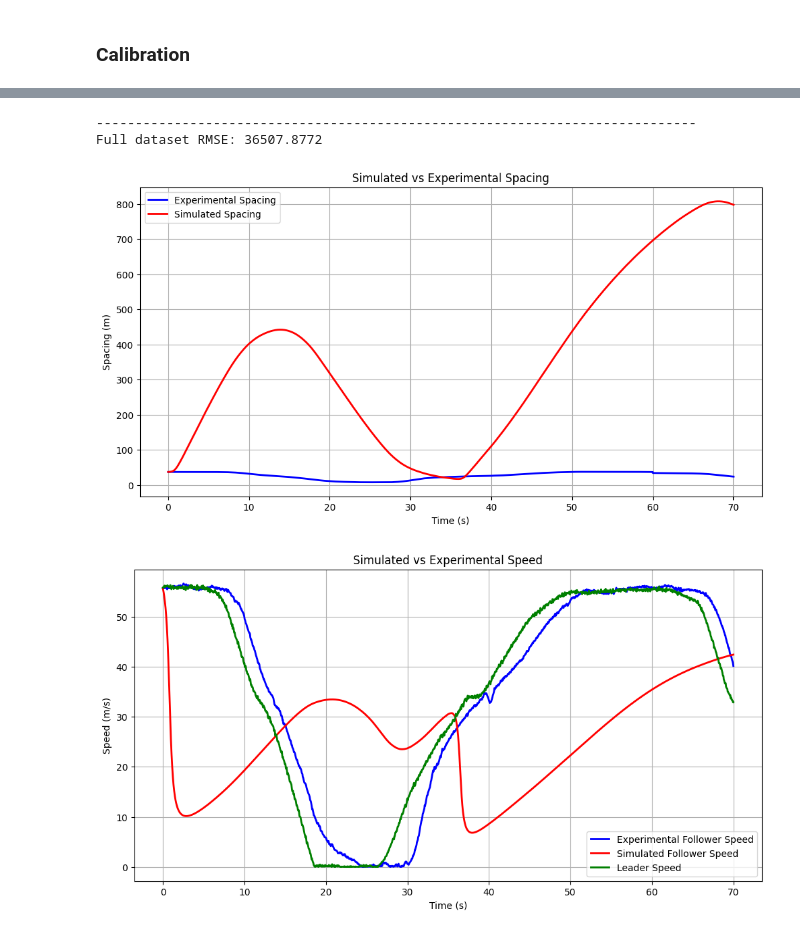
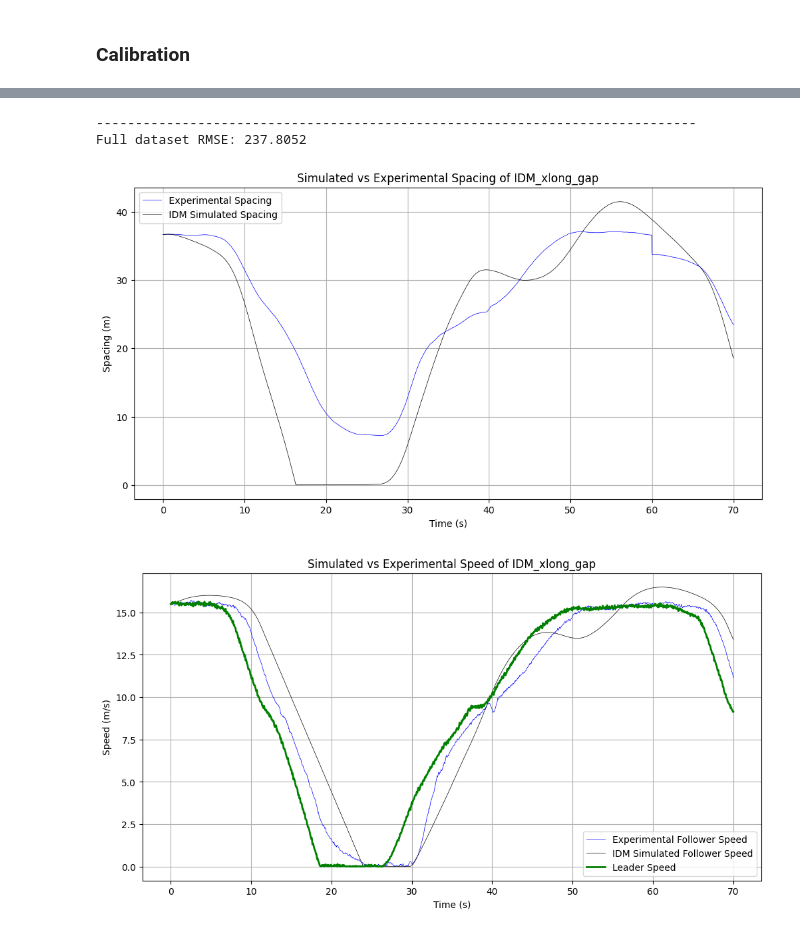
Before and after one commit to AARC-lab/car-following-behavior-EVACC-paper-recreation, a Jupyter notebook: notebook/IDM_calibration.ipynb, the cells around one changed output, grey strips where cells are left out. Drawn from its saved outputs; the diff is of its cells as text; code cells hidden in the pictures.

```diff
--- a/notebook/IDM_calibration.ipynb
+++ b/notebook/IDM_calibration.ipynb
@@ -118,7 +157,8 @@ def idm_model(params, time, lead_speed, initial_spacing, initial_speed):
 # %%
 # Define the objective function (spacing RMSE)
 def objective(params, time, lead_speed, experimental_spacing, initial_spacing, initial_speed):
-    simulated_spacing, _ = idm_model(params, time, lead_speed, initial_spacing, initial_speed)
+    # simulated_spacing, _ = idm_model(params, time, lead_speed, initial_spacing, initial_speed)
+    simulated_spacing, _ = modified_idm_model(params, time, lead_speed, initial_spacing, initial_speed)
     rmse = np.sqrt(np.mean((simulated_spacing - experimental_spacing)**2))
     return rmse
 # %%
@@ -303,0 +307,3 @@ memory usage: 18.0+ MB
+# %%
+report_path = "../REPORTS/IDM/"
+model_name = "IDM_medium_gap"
@@ -429,7 +393,8 @@ Best RMSE : 2020.497299251296
 # %%
-test_and_viz_full_dataset(xlong_gap_df,xlong_gap_best_params,limit=(0, 70))
+model_name = "IDM_xlong_gap"
+test_and_viz_full_dataset(xlong_gap_df,xlong_gap_best_params,model_name,report_path,limit=(0, 70))
 # %% [output]
 -----------------------------------------------------------------------------
-Full dataset RMSE: 36507.8772
+Full dataset RMSE: 237.8052
-[figure, old version]
+[figure, new version]
-[figure, old version]
+[figure, new version]
```
Also changed, not shown: parts of 18 cells of this notebook, 1 other file.
